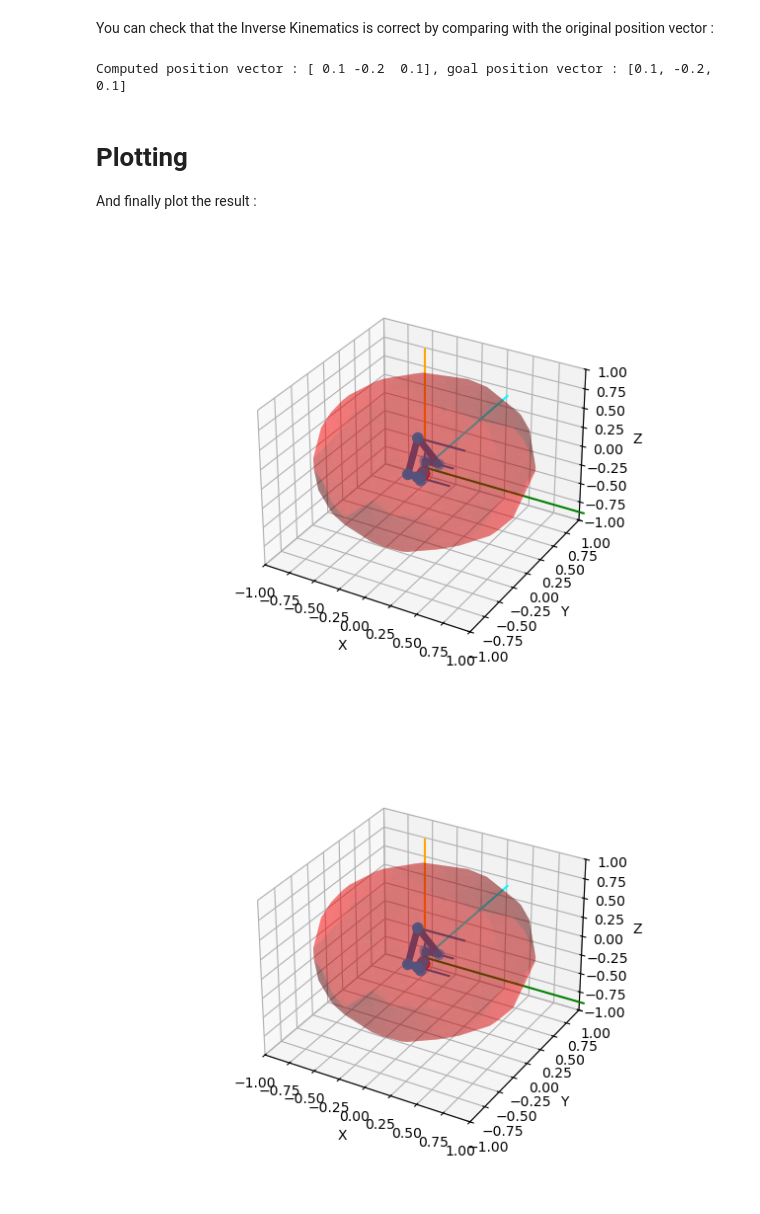
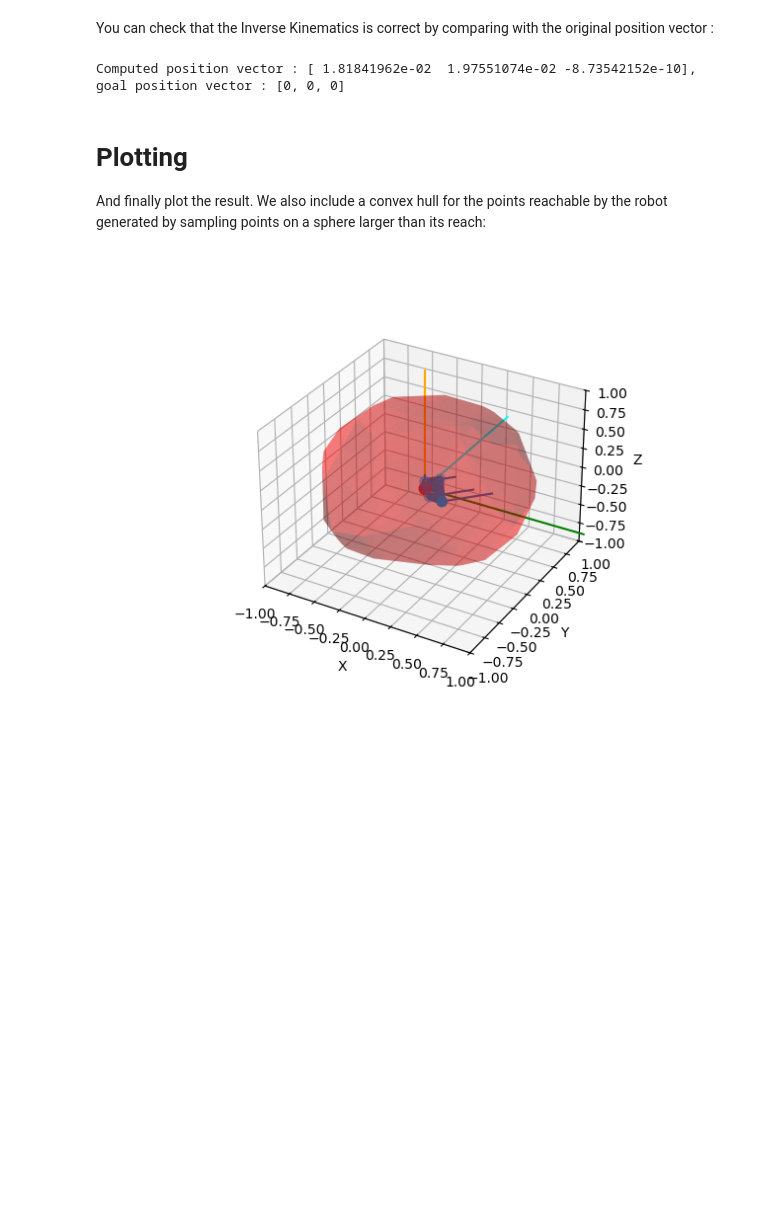
Before and after one commit to Mrnibblesg/lab-2-ik, a Jupyter notebook: my_IK.ipynb, the cells around one changed output. Drawn from its saved outputs; the diff is of its cells as text; code cells hidden in the pictures; blank space fills up the shorter version.

```diff
--- a/my_IK.ipynb
+++ b/my_IK.ipynb
@@ -21,7 +21,7 @@ In Inverse Kinematics, you want your kinematic chain to reach a 3D position in s
 # %% [markdown]
 To have a more general representation of position, IKPy works with homogeneous coordinates. Homogenous coordinates are represented as a 4x4 matrix storing both position and orientation. Here we only consider (x,y,z) position, not orientation of the chain.
 # %%
-target_position = [ 0.1, -0.2, 0.1]
+target_position = [ 0, 0, 0]
 # %%
 print("The joint angles are : ", my_chain.inverse_kinematics(target_position))
 # %% [output]
@@ -33,10 +33,10 @@ You can check that the Inverse Kinematics is correct by comparing with the origi
 real_frame = my_chain.forward_kinematics(my_chain.inverse_kinematics(target_position))
 print("Computed position vector : %s, goal position vector : %s" % (real_frame[:3, 3], target_position))
 # %% [output]
-Computed position vector : [ 0.1 -0.2  0.1], goal position vector : [0.1, -0.2, 0.1]
+Computed position vector : [ 1.81841962e-02  1.97551074e-02 -8.73542152e-10], goal position vector : [0, 0, 0]
-# %% [markdown]
-# Plotting
-And finally plot the result :
+# %% [markdown]
+# Plotting
+And finally plot the result. We also include a convex hull for the points reachable by the robot generated by sampling points on a sphere larger than its reach:
 # %%
 %matplotlib notebook
 %matplotlib ipympl
@@ -48,35 +48,32 @@ fig, ax = plot_utils.init_3d_figure()
 my_chain.plot(my_chain.inverse_kinematics(target_position), ax, target=target_position)
 
 # Inverse Transform Sampling
 def sample_sphere_surface():
     phi = random.uniform(0, 2*math.pi)
     # Used to counteract the jacobian factor for spherical point selection. Corresponds with theta/pitch.
     u = random.random()
     z = 1-(2*u)
     rad = math.sqrt(1-(z**2))
     x = rad * math.cos(phi)
     y = rad * math.sin(phi)
     return [x, y, z]
 
 # Returns a list containing n entries of sampled arm positions when trying to reach uniformly distributed points on a sphere.
 def sample_reach(n):
     samples = []
     for i in range(n):
         sampled_point = sample_sphere_surface()
         reached_point = my_chain.forward_kinematics(my_chain.inverse_kinematics(sampled_point))[:3, 3]
         samples.append(reached_point)
     return samples
 
 
 # Create a convex hull of the robot's reach and display it on the plot.
-samples = 300
+samples = 100
 furthest_reached_points = np.array(sample_reach(samples))
 hull = scipy.spatial.ConvexHull(furthest_reached_points)
 for simplex in hull.simplices:
     tri = furthest_reached_points[simplex]
     ax.plot_trisurf(tri[:,0], tri[:,1], tri[:,2], color="red", alpha=0.3)
-
-fig.show()
 # %% [output]
-[figure, old version]
+[figure, new version]
-[figure, removed]
```
Also changed, not shown: parts of 4 cells of this notebook.
